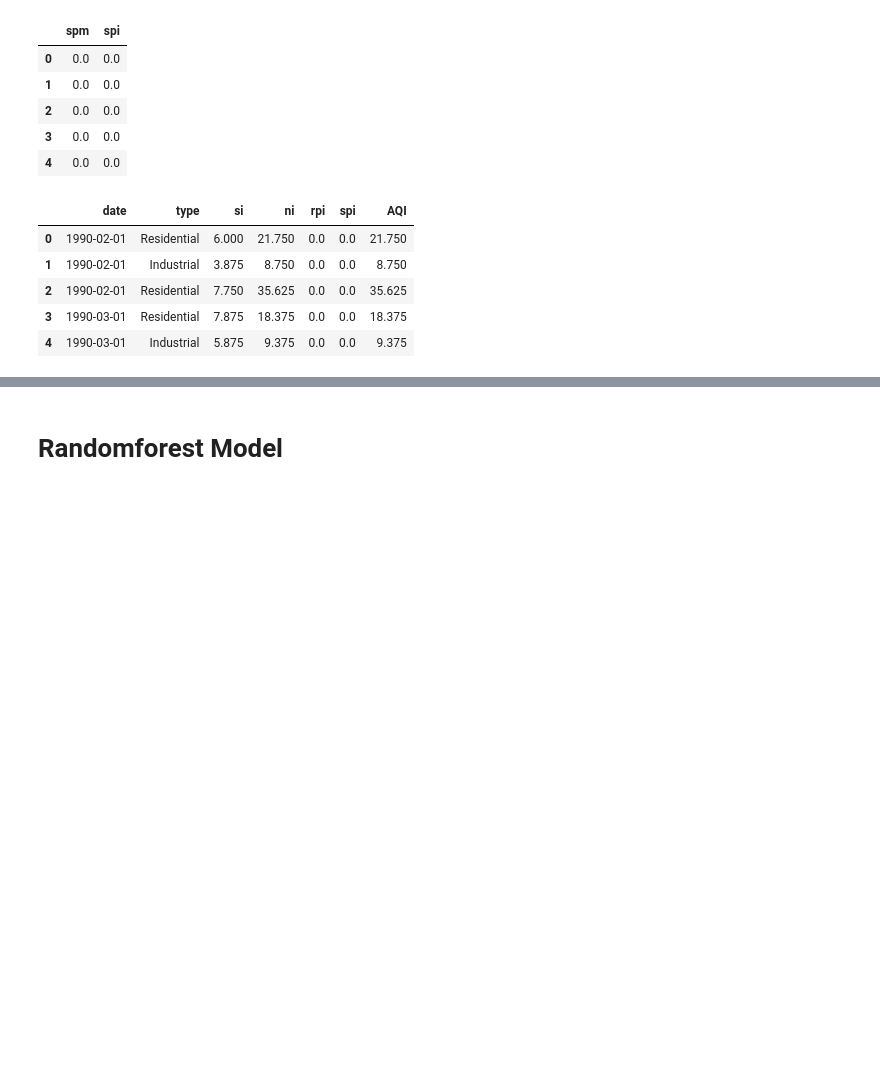
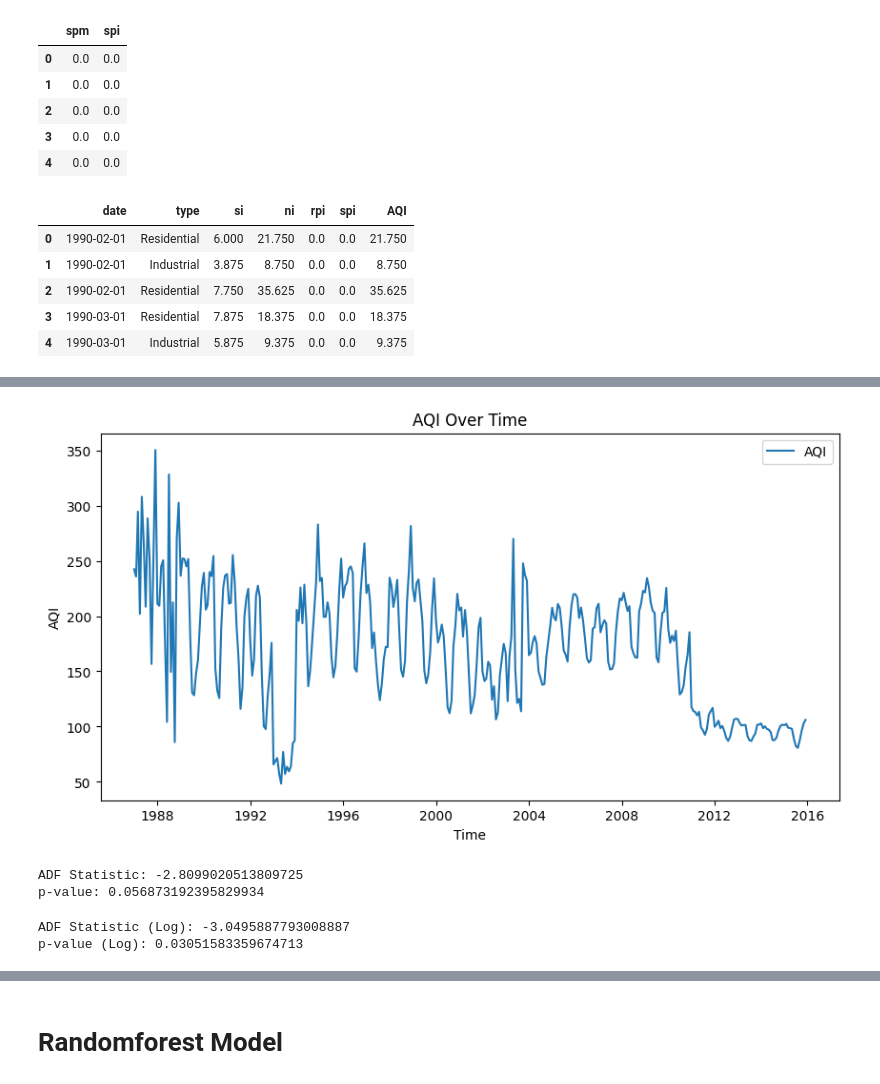
Before and after one commit to soulbrooxx/indian-air, a Jupyter notebook: src/analysis.ipynb, the cells around one changed output, grey strips where cells are left out. Cells and saved outputs as stored; diff of their text form; code cells hidden in the pictures; blank space fills up the shorter version.

```diff
--- a/src/analysis.ipynb
+++ b/src/analysis.ipynb
@@ -290,0 +386,37 @@ monthly_mean.to_csv('../data/cal.csv', index=False)
+# %%
+import matplotlib.pyplot as plt
+plt.figure(figsize=(10, 5))
+plt.plot(new_data_A.index, new_data_A['AQI'], label='AQI')
+plt.title('AQI Over Time')
+plt.xlabel('Time')
+plt.ylabel('AQI')
+plt.legend()
+plt.show()
+# %% [output]
+[figure, added]
+# %%
+from statsmodels.tsa.stattools import adfuller
+adf_result = adfuller(new_data_A['AQI'])
+print(f'ADF Statistic: {adf_result[0]}')
+print(f'p-value: {adf_result[1]}')
+# %% [output]
+ADF Statistic: -2.8099020513809725
+p-value: 0.056873192395829934
+# %%
+new_data_A['log_AQI'] = np.log(new_data_A['AQI'])
+
+# ADF test on log-transformed data
+adf_result = adfuller(new_data_A['log_AQI'].dropna())  # Drop NaNs if any are introduced
+print(f'ADF Statistic (Log): {adf_result[0]}')
+print(f'p-value (Log): {adf_result[1]}')
+
+# Check stationarity and apply differencing if necessary
+if adf_result[1] >= 0.05:
+    # First differencing
+    new_data_A['log_diff_AQI'] = new_data_A['log_AQI'].diff()
+    adf_result_diff = adfuller(new_data_A['log_diff_AQI'].dropna())
+    print(f'ADF Statistic (Log + Diff): {adf_result_diff[0]}')
+    print(f'p-value (Log + Diff): {adf_result_diff[1]}')
+# %% [output]
+ADF Statistic (Log): -3.0495887793008887
+p-value (Log): 0.03051583359674713
```
Also changed, not shown: parts of 33 cells of this notebook, 8 other files.
